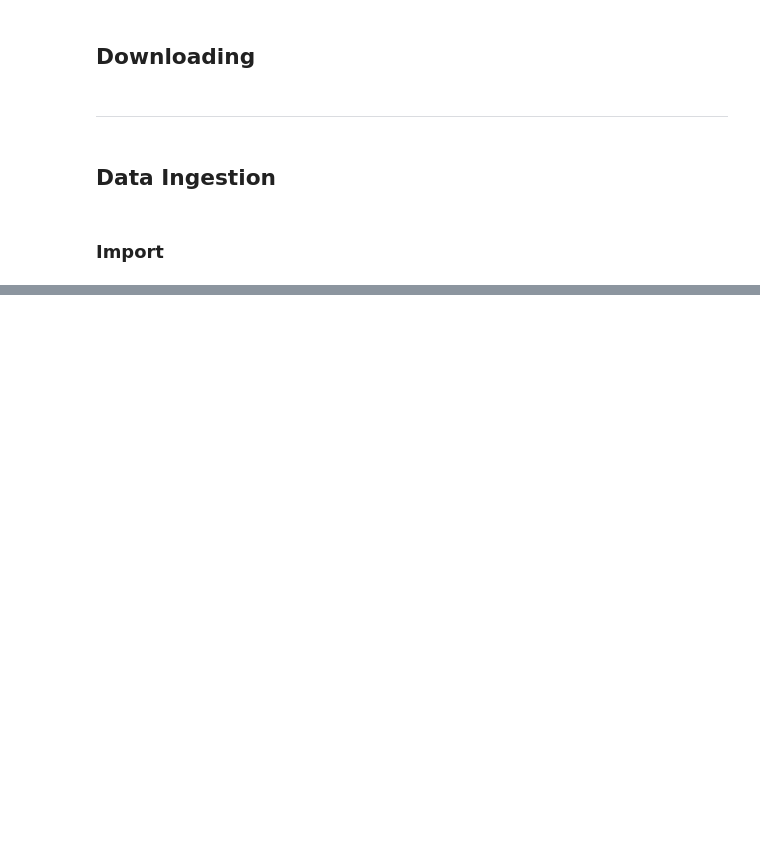
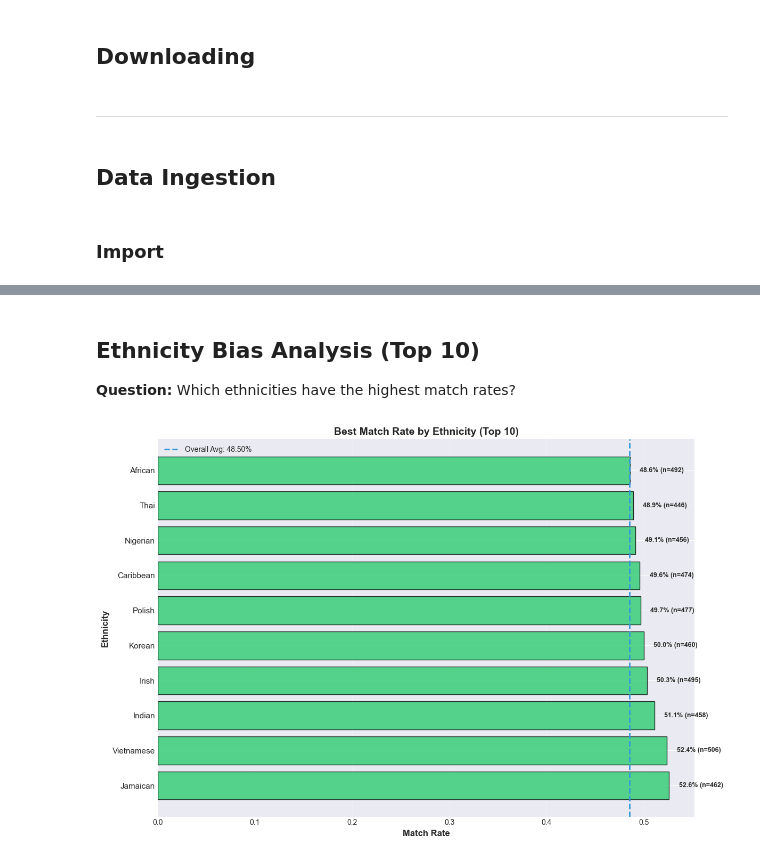
Before and after one commit to LouisDuv/ethical_AI_workflow, a Jupyter notebook: src/notebook.ipynb, the cells around one changed output, grey strips where cells are left out. Cells and saved outputs as stored; diff of their text form; code cells hidden in the pictures; blank space fills up the shorter version.

```diff
--- a/src/notebook.ipynb
+++ b/src/notebook.ipynb
@@ -62,0 +237,33 @@ display(df_init_proper)
+# %% [markdown]
+## Ethnicity Bias Analysis (Top 10)
+**Question:** Which ethnicities have the highest match rates?
+# %%
+def plot_ethnicity_top10(ethnicity_data: pd.DataFrame, overall_avg: float) -> None:
+    """Plot top 10 ethnicities by match rate."""
+    ethnicity_top10 = ethnicity_data.head(10)
+    colors = ['#2ecc71' if x > overall_avg else '#e74c3c' for x in ethnicity_top10['Match_Rate']]
+
+    fig, ax = plt.subplots(figsize=(12, 8))
+    bars = ax.barh(range(len(ethnicity_top10)), ethnicity_top10['Match_Rate'],
+                   color=colors, alpha=0.8, edgecolor='black')
+    ax.axvline(x=overall_avg, color='#3498db', linestyle='--', linewidth=2,
+               label=f'Overall Avg: {overall_avg:.2%}')
+    ax.set_yticks(range(len(ethnicity_top10)))
+    ax.set_yticklabels(ethnicity_top10.index, fontsize=11)
+    ax.set_xlabel('Match Rate', fontsize=12, fontweight='bold')
+    ax.set_ylabel('Ethnicity', fontsize=12, fontweight='bold')
+    ax.set_title('Best Match Rate by Ethnicity (Top 10)', fontsize=14, fontweight='bold')
+    ax.legend(fontsize=10)
+    ax.grid(axis='x', alpha=0.3)
+
+    for i, (idx, row) in enumerate(ethnicity_top10.iterrows()):
+        ax.text(row['Match_Rate'] + 0.01, i,
+                f"{row['Match_Rate']:.1%} (n={int(row['Total_Applicants'])})",
+                va='center', fontsize=9, fontweight='bold')
+
+    plt.tight_layout()
+    plt.show()
+
+plot_ethnicity_top10(ethnicity_match, overall_avg)
+# %% [output]
+[figure, added]
```
Also changed, not shown: parts of 45 cells of this notebook.
